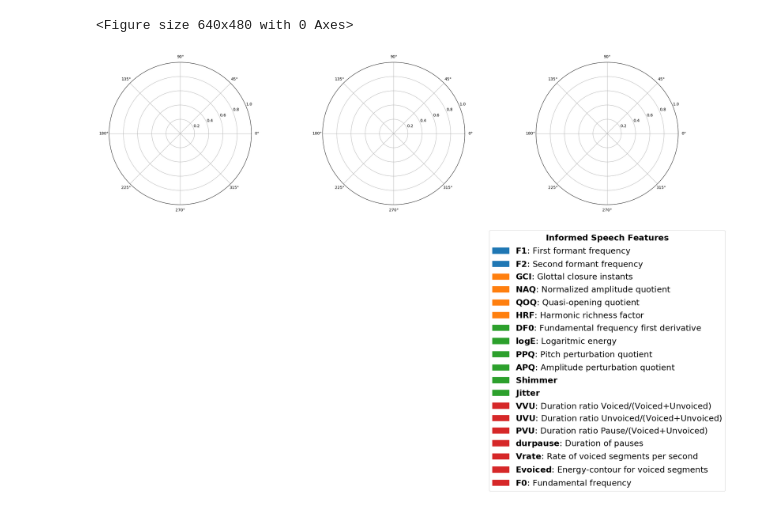
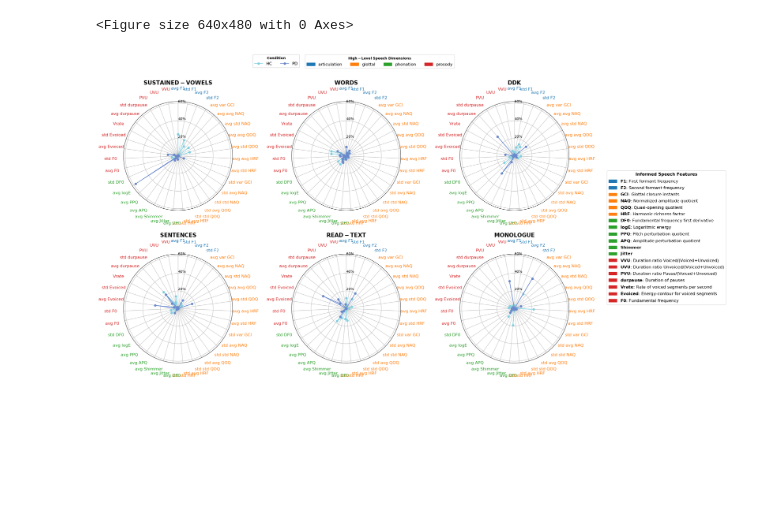
Before and after one commit to terryyizhongru/interpretable-pd, a Jupyter notebook: scripts/interpretability/polarplots_per_task.ipynb, the cells around one changed output. Saved outputs shown, nothing was run; the diff lists cells and outputs as text; code cells hidden in the pictures; blank space fills up the shorter version.

Commit message:
Add plot image rendering enhancement

```diff
--- a/scripts/interpretability/polarplots_per_task.ipynb
+++ b/scripts/interpretability/polarplots_per_task.ipynb
@@ -8,17 +8,18 @@ pkl_paths = glob.glob('../../plots/gita/cross_full_nolinearkeys/embedding_analys
 # %%
 datas = {}
 for pkl_path in pkl_paths:
     task_id = pkl_path.split(os.path.sep)[6]
     if task_id in ['MODULATED-VOWELS']:
         continue
     with open(pkl_path, 'rb') as handle:
         task_data = pickle.load(handle)
         datas[task_id] = task_data
 
-create_polarplot(datas, sorted_keys=['SUSTAINED-VOWELS', 'WORDS', 'DDK'])
+create_polarplot(datas, sorted_keys=['SUSTAINED-VOWELS', 'WORDS', 'DDK', 'SENTENCES', 'READ-TEXT', 'MONOLOGUE'])
+None
 # %% [output]
 <Figure size 640x480 with 0 Axes>
-[figure, old version]
+[figure, new version]
 # %%
 import matplotlib.pyplot as plt
 from matplotlib.colors import LogNorm
```
Also changed, not shown: parts of 2 cells of this notebook, 12 other files.
